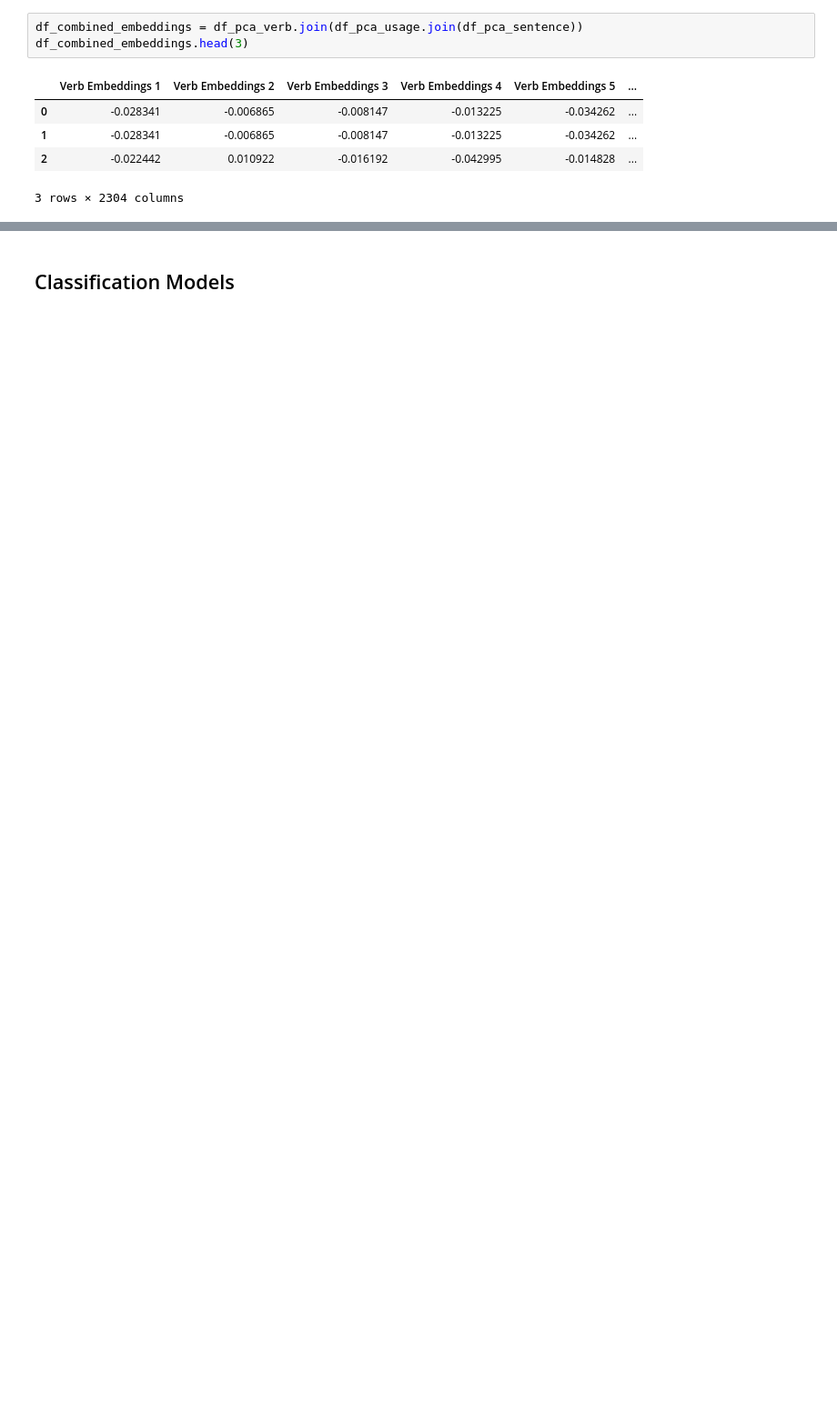
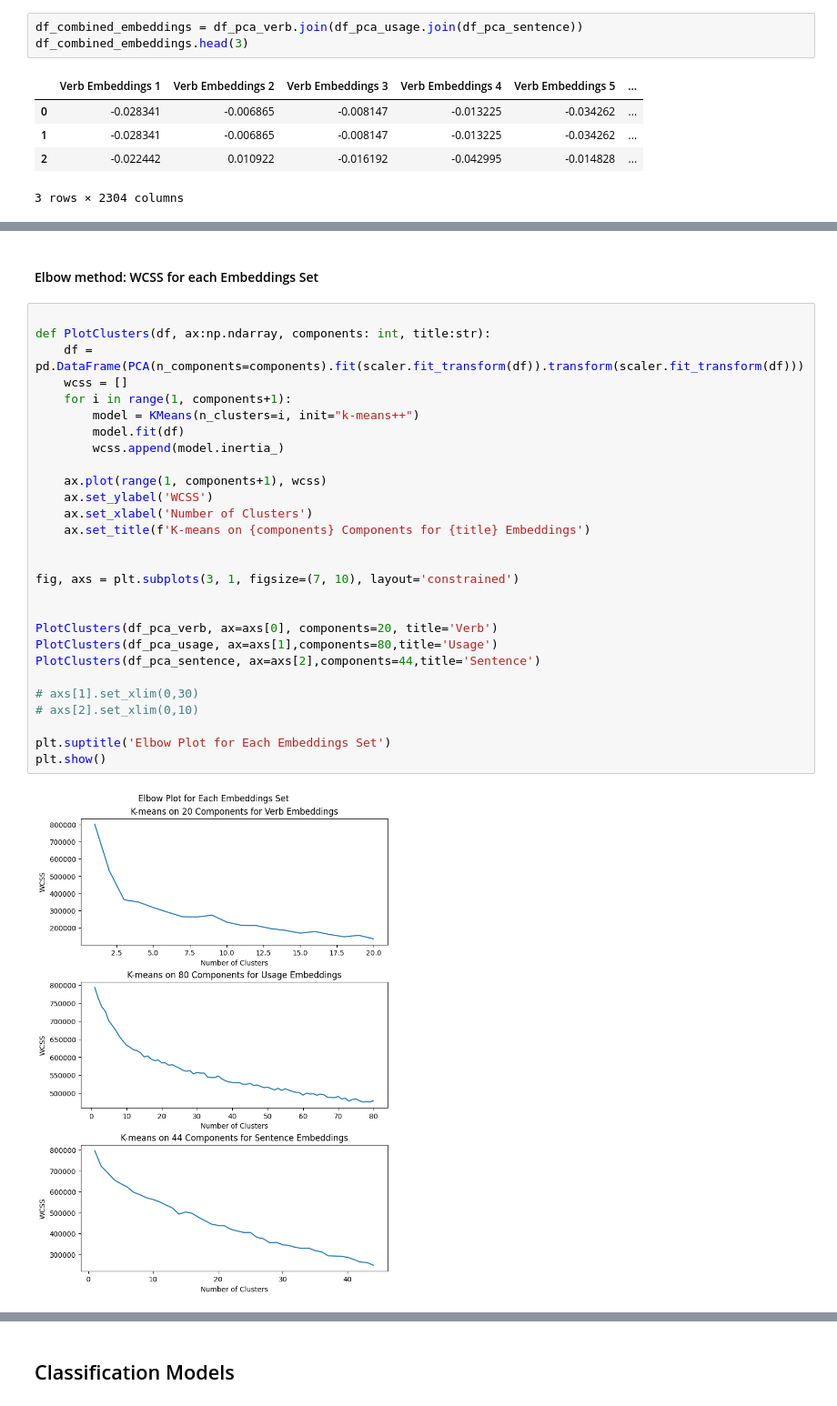
Before and after one commit to MiguelPartosa/Thesis-FOS-BinaryClass-WSD, a Jupyter notebook: Ensemble Model.ipynb, the cells around one changed output, grey strips where cells are left out. Shown at 91% size. Drawn from its saved outputs; the diff is of its cells as text; blank space fills up the shorter version.

```diff
--- a/Ensemble Model.ipynb
+++ b/Ensemble Model.ipynb
@@ -221,0 +328,32 @@ df_combined_embeddings.head(3)
+# %% [markdown]
+#### Elbow method: WCSS for each Embeddings Set
+# %%
+
+def PlotClusters(df, ax:np.ndarray, components: int, title:str):
+    df = pd.DataFrame(PCA(n_components=components).fit(scaler.fit_transform(df)).transform(scaler.fit_transform(df)))
+    wcss = []
+    for i in range(1, components+1):
+        model = KMeans(n_clusters=i, init="k-means++")
+        model.fit(df)
+        wcss.append(model.inertia_)
+
+    ax.plot(range(1, components+1), wcss)
+    ax.set_ylabel('WCSS')
+    ax.set_xlabel('Number of Clusters')
+    ax.set_title(f'K-means on {components} Components for {title} Embeddings')
+
+
+fig, axs = plt.subplots(3, 1, figsize=(7, 10), layout='constrained')
+
+
+PlotClusters(df_pca_verb, ax=axs[0], components=20, title='Verb')
+PlotClusters(df_pca_usage, ax=axs[1],components=80,title='Usage')
+PlotClusters(df_pca_sentence, ax=axs[2],components=44,title='Sentence')
+
+# axs[1].set_xlim(0,30)
+# axs[2].set_xlim(0,10)
+
+plt.suptitle('Elbow Plot for Each Embeddings Set')
+plt.show()
+# %% [output]
+[figure, added]
```
Also changed, not shown: parts of 39 cells of this notebook, 2 other files.
